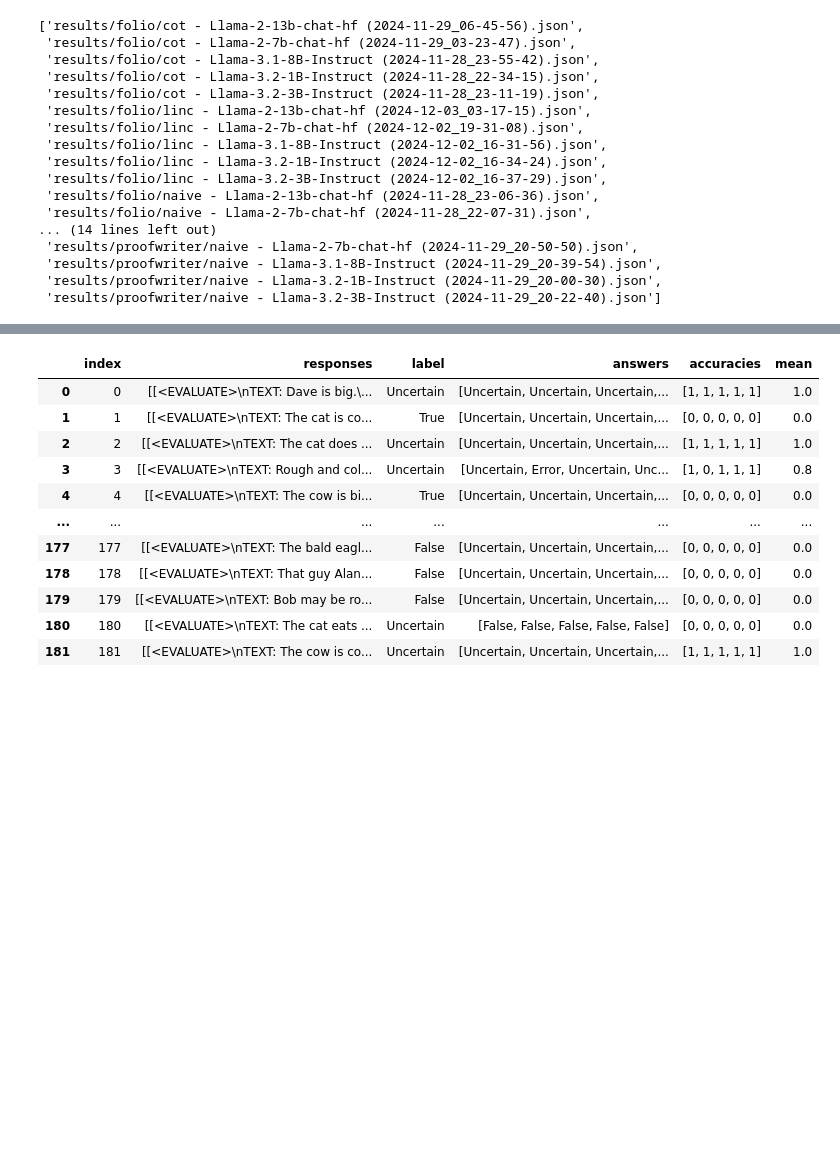
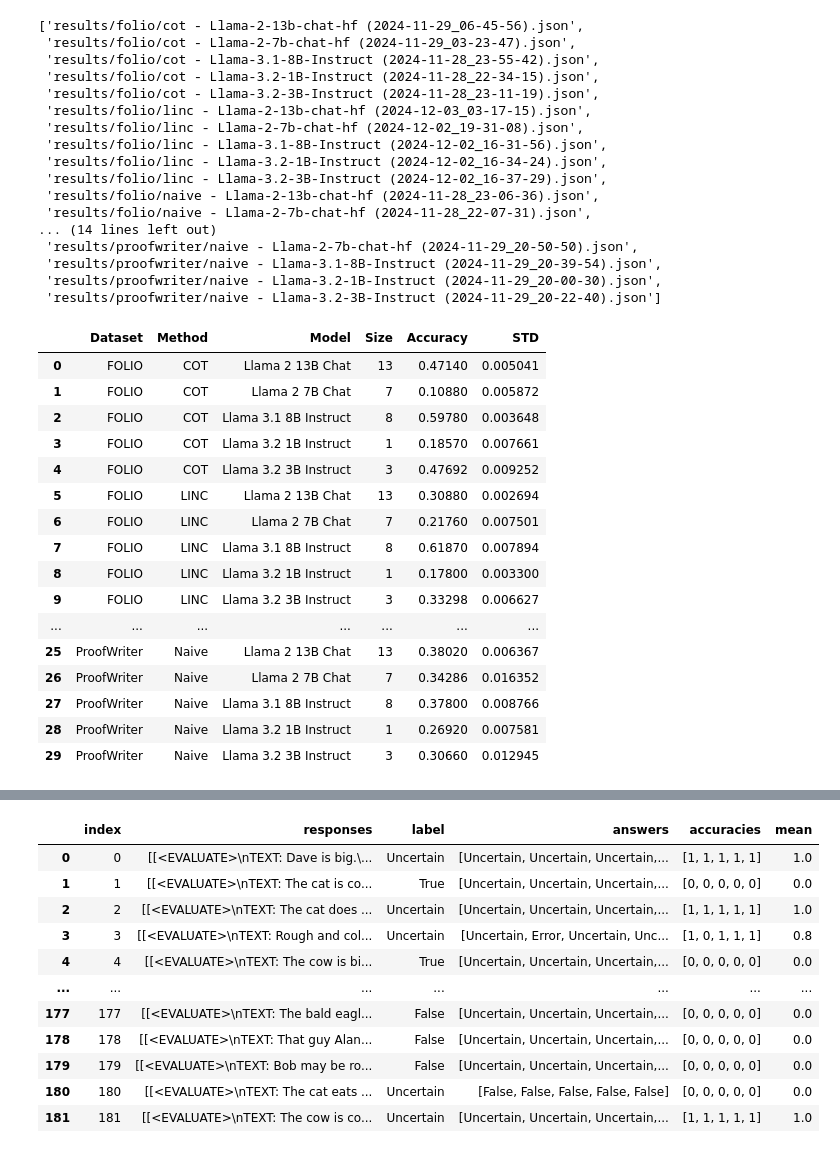
Before and after one commit to jortan02/linc, a Jupyter notebook: results.ipynb, the cells around one changed output, grey strips where cells are left out. Drawn from its saved outputs; the diff is of its cells as text; code cells hidden in the pictures; blank space fills up the shorter version.

```diff
--- a/results.ipynb
+++ b/results.ipynb
@@ -32,23 +34,18 @@ glob.glob(os.path.join("results/folio", '*.json')) + glob.glob(os.path.join("res
 # %%
-paths = glob.glob(os.path.join("results/folio", '*.json')) + glob.glob(os.path.join("results/proofwriter", '*.json'))
-
 def parse_cot(row):
     answers = [CotModel.parse(response) for response in row.responses]
     accuracies = [1 if answer == row["label"] else 0 for answer in answers]
-    mean = np.mean(accuracies)
-    return answers, accuracies, mean
+    return answers, accuracies
 
 def parse_linc(row):
     answers = [LincModel.parse(response) for response in row.responses]
     accuracies = [1 if answer == row["label"] else 0 for answer in answers]
-    mean = np.mean(accuracies)
-    return answers, accuracies, mean
+    return answers, accuracies
 
 def parse_naive(row):
     answers = [NaiveModel.parse(response) for response in row.responses]
     accuracies = [1 if answer == row["label"] else 0 for answer in answers]
-    mean = np.mean(accuracies)
-    return answers, accuracies, mean
+    return answers, accuracies
 
 def get_dataset_path(file_name):
     if "folio" in file_name:
@@ -68,11 +65,11 @@ for path in tqdm(paths):
     results_df["label"] = pd.read_csv(data_path)["label"]
 
     if "cot" in path:
-        results_df[["answers", "accuracies", "mean"]] = results_df.apply(lambda row: pd.Series(parse_cot(row)), axis=1)
+        results_df[["answers", "accuracies"]] = results_df.apply(lambda row: pd.Series(parse_cot(row)), axis=1)
     elif "linc" in path:
-        results_df[["answers", "accuracies", "mean"]] = results_df.apply(lambda row: pd.Series(parse_linc(row)), axis=1)
+        results_df[["answers", "accuracies"]] = results_df.apply(lambda row: pd.Series(parse_linc(row)), axis=1)
     elif "naive" in path:
-        results_df[["answers", "accuracies", "mean"]] = results_df.apply(lambda row: pd.Series(parse_naive(row)), axis=1)
+        results_df[["answers", "accuracies"]] = results_df.apply(lambda row: pd.Series(parse_naive(row)), axis=1)
     results_df_dict[path] = results_df
 # %%
 import pickle
@@ -129,4 +135,23 @@ for path in tqdm(paths):
     all_results.append(results)
 # %%
 all_results_df = pd.DataFrame(all_results)
+all_results_df
+# %% [output]
+|  | Dataset | Method | Model | Size | Accuracy | STD |
+| 0 | FOLIO | COT | Llama 2 13B Chat | 13 | 0.47140 | 0.005041 |
+| 1 | FOLIO | COT | Llama 2 7B Chat | 7 | 0.10880 | 0.005872 |
+| 2 | FOLIO | COT | Llama 3.1 8B Instruct | 8 | 0.59780 | 0.003648 |
+| 3 | FOLIO | COT | Llama 3.2 1B Instruct | 1 | 0.18570 | 0.007661 |
+| 4 | FOLIO | COT | Llama 3.2 3B Instruct | 3 | 0.47692 | 0.009252 |
+| 5 | FOLIO | LINC | Llama 2 13B Chat | 13 | 0.30880 | 0.002694 |
+| 6 | FOLIO | LINC | Llama 2 7B Chat | 7 | 0.21760 | 0.007501 |
+| 7 | FOLIO | LINC | Llama 3.1 8B Instruct | 8 | 0.61870 | 0.007894 |
+| 8 | FOLIO | LINC | Llama 3.2 1B Instruct | 1 | 0.17800 | 0.003300 |
+| 9 | FOLIO | LINC | Llama 3.2 3B Instruct | 3 | 0.33298 | 0.006627 |
+| ... | ... | ... | ... | ... | ... | ... |
+| 25 | ProofWriter | Naive | Llama 2 13B Chat | 13 | 0.38020 | 0.006367 |
+| 26 | ProofWriter | Naive | Llama 2 7B Chat | 7 | 0.34286 | 0.016352 |
+| 27 | ProofWriter | Naive | Llama 3.1 8B Instruct | 8 | 0.37800 | 0.008766 |
+| 28 | ProofWriter | Naive | Llama 3.2 1B Instruct | 1 | 0.26920 | 0.007581 |
+| 29 | ProofWriter | Naive | Llama 3.2 3B Instruct | 3 | 0.30660 | 0.012945 |
 # %%
```
Also changed, not shown: parts of 8 cells of this notebook, 2 other files.
